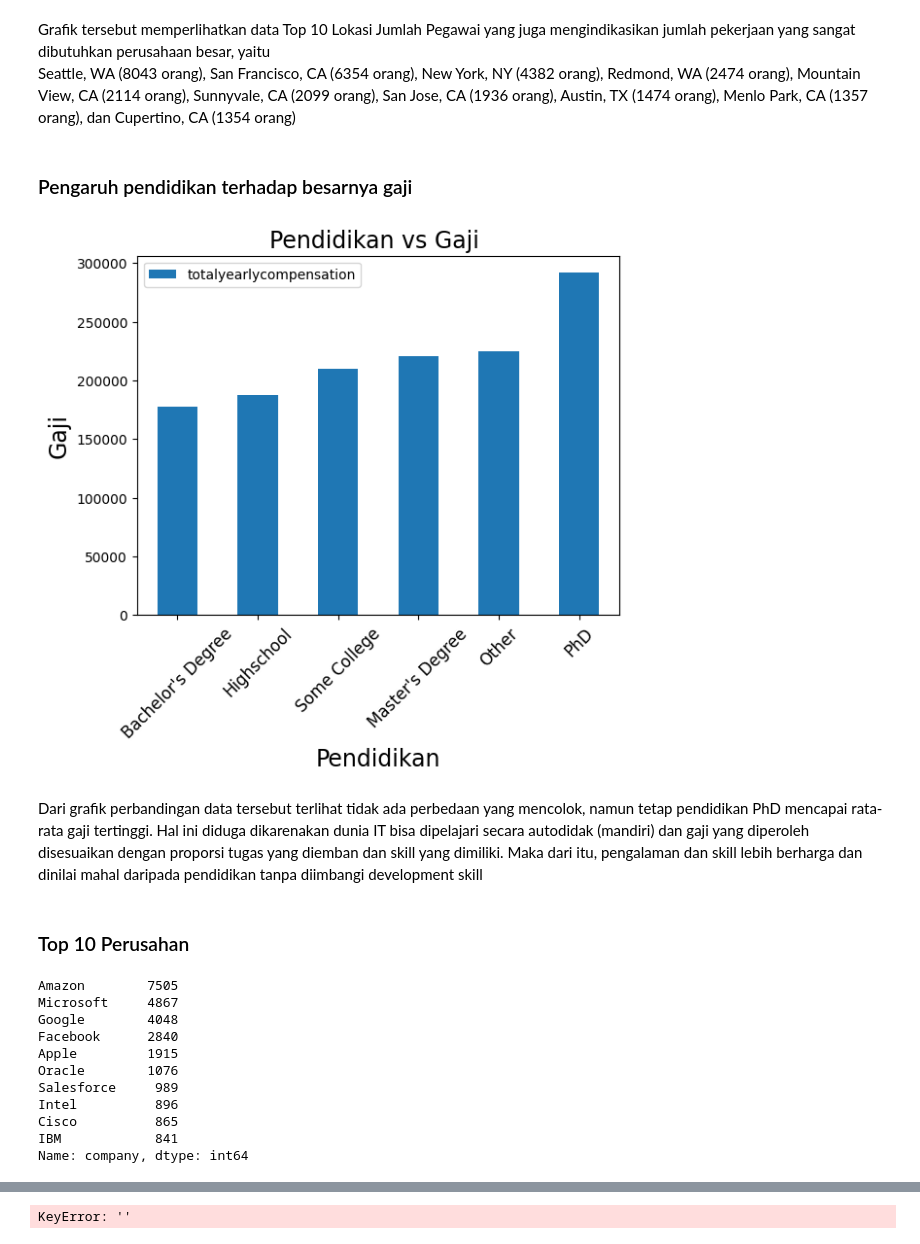
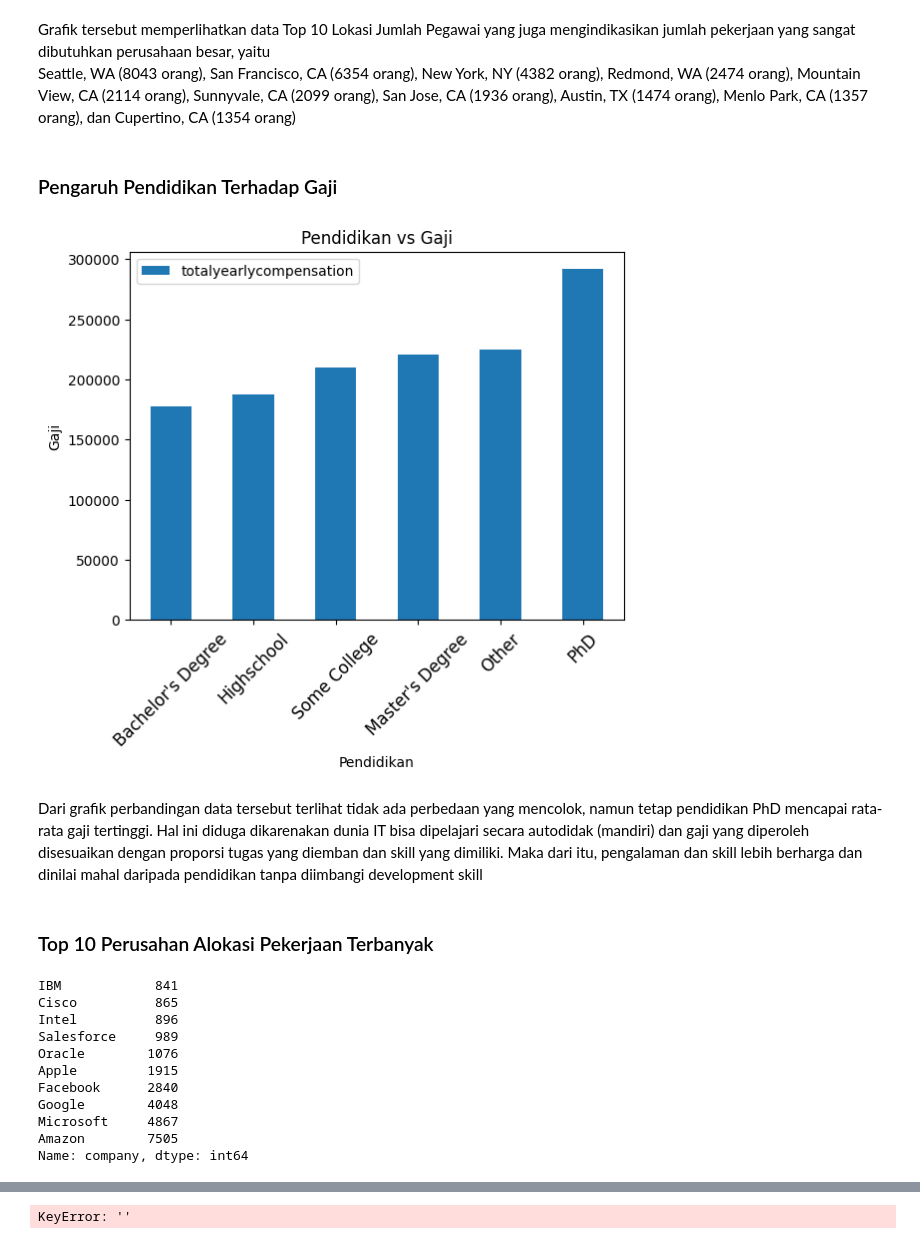
Before and after one commit to fairuzald/andat-Tubes2, a Jupyter notebook: main.ipynb, the cells around one changed output, grey strips where cells are left out. Cells and saved outputs as stored; diff of their text form; code cells hidden in the pictures.

Commit message:
Menambahkan visualisasi data numerik top data

```diff
--- a/main.ipynb
+++ b/main.ipynb
@@ -856,35 +972,35 @@ San Jose, CA         (1936 orang),
 Austin, TX           (1474 orang),
 Menlo Park, CA       (1357 orang), dan
 Cupertino, CA        (1354 orang)
-# %% [markdown]
-### Pengaruh pendidikan terhadap besarnya gaji
+# %% [markdown]
+### Pengaruh Pendidikan Terhadap Gaji
 # %%
-df5 = data.groupby("Education")[["totalyearlycompensation"]].mean().sort_values(by = ['totalyearlycompensation'],ascending=True)
+df6 = data.groupby("Education")[["totalyearlycompensation"]].mean().sort_values(by = ['totalyearlycompensation'],ascending=True)
 
-df5.plot(kind="bar", rot=45)
-plt.title("Pendidikan vs Gaji ", size=17)
-plt.xlabel("Pendidikan", size=17)
-plt.ylabel("Gaji", size=17)
+df6.plot(kind="bar", rot=45)
+plt.title("Pendidikan vs Gaji")
+plt.xlabel("Pendidikan")
+plt.ylabel("Gaji")
 plt.xticks(fontsize=12)
 plt.show()
 # %% [output]
-[figure, old version]
+[figure, new version]
 # %% [markdown]
 Dari grafik perbandingan data tersebut terlihat tidak ada perbedaan yang mencolok, namun tetap pendidikan PhD mencapai rata-rata gaji tertinggi. Hal ini diduga dikarenakan dunia IT bisa dipelajari secara autodidak (mandiri) dan gaji yang diperoleh disesuaikan dengan proporsi tugas yang diemban dan skill yang dimiliki. Maka dari itu, pengalaman dan skill lebih berharga dan dinilai mahal daripada pendidikan tanpa diimbangi development skill
 # %% [markdown]
-### Top 10 Perusahan
+### Top 10 Perusahan Alokasi Pekerjaan Terbanyak
 # %%
-company = data["company"].value_counts()
-company[:10]
+company = data["company"].value_counts().sort_values(ascending=True).tail(10)
+company
 # %% [output]
+IBM            841
+Cisco          865
+Intel          896
+Salesforce     989
+Oracle        1076
+Apple         1915
+Facebook      2840
+Google        4048
+Microsoft     4867
 Amazon        7505
-Microsoft     4867
-Google        4048
-Facebook      2840
-Apple         1915
-Oracle        1076
-Salesforce     989
-Intel          896
-Cisco          865
-IBM            841
 Name: company, dtype: int64
```
Also changed, not shown: parts of 28 cells of this notebook.
